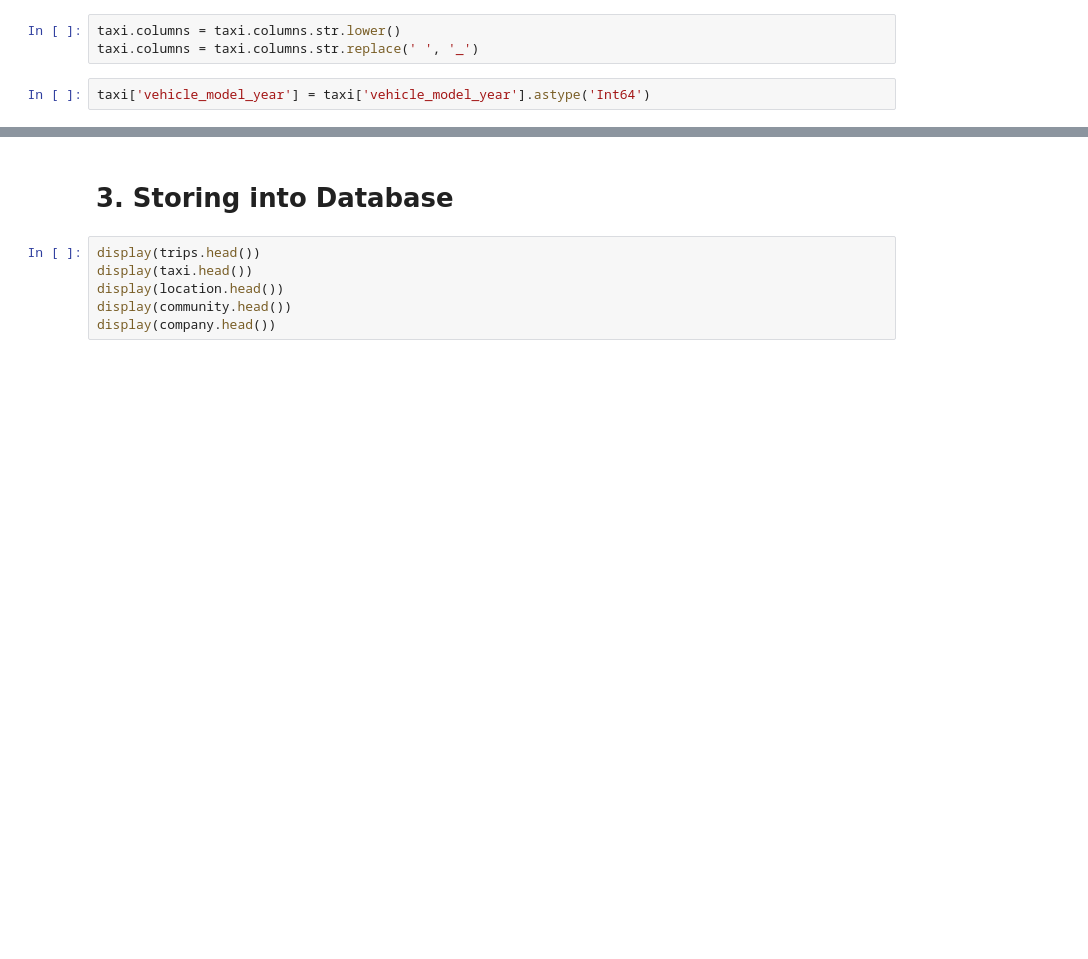
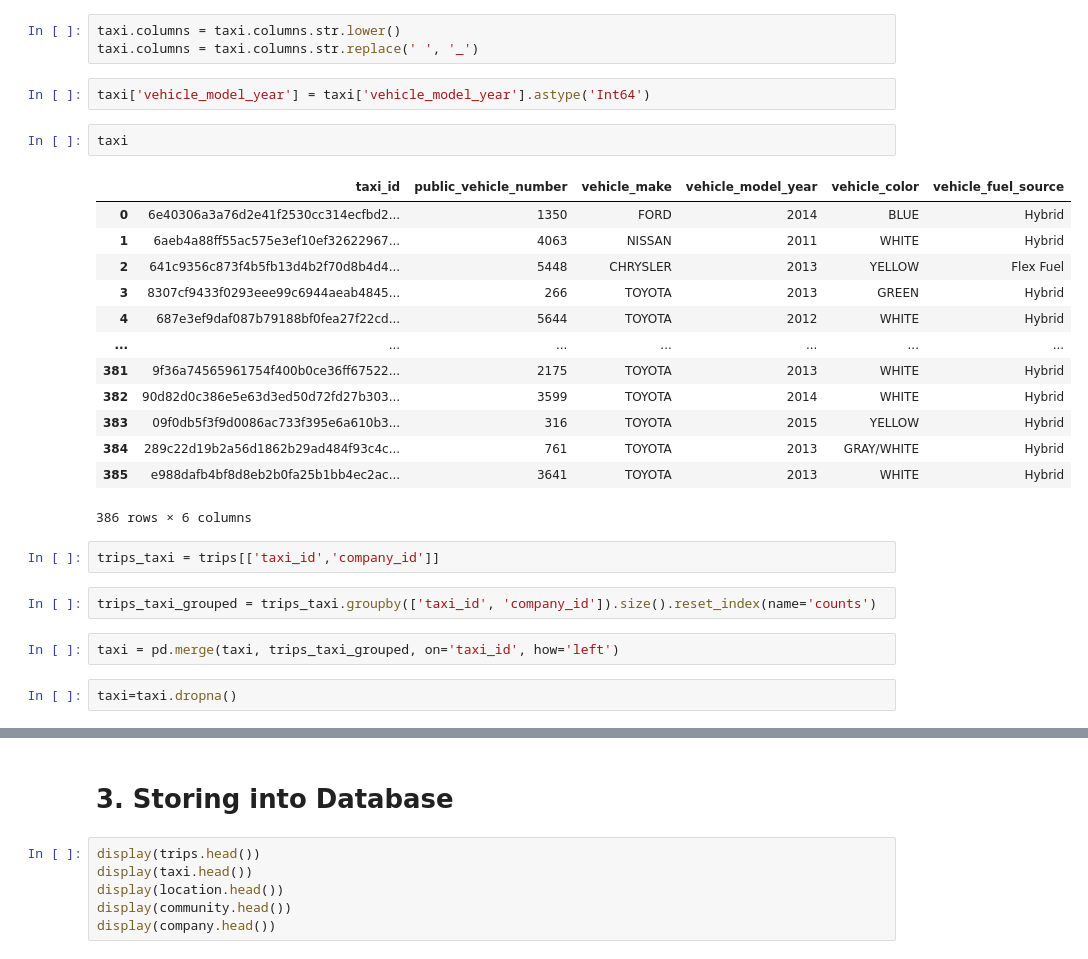
Before and after one commit to dooinn/taxi_location_recommender, a Jupyter notebook: data_collection.ipynb, the cells around one changed output, grey strips where cells are left out. Cells and saved outputs as stored; diff of their text form; blank space fills up the shorter version.

```diff
--- a/data_collection.ipynb
+++ b/data_collection.ipynb
@@ -464,3 +374,27 @@ taxi.columns = taxi.columns.str.lower()
 taxi.columns = taxi.columns.str.replace(' ', '_')
 # %%
 taxi['vehicle_model_year'] = taxi['vehicle_model_year'].astype('Int64')
+# %%
+taxi
+# %% [output]
+|  | taxi_id | public_vehicle_number | vehicle_make | vehicle_model_year | vehicle_color | vehicle_fuel_source |
+| 0 | 6e40306a3a76d2e41f2530cc314ecfbd2... | 1350 | FORD | 2014 | BLUE | Hybrid |
+| 1 | 6aeb4a88ff55ac575e3ef10ef32622967... | 4063 | NISSAN | 2011 | WHITE | Hybrid |
+| 2 | 641c9356c873f4b5fb13d4b2f70d8b4d4... | 5448 | CHRYSLER | 2013 | YELLOW | Flex Fuel |
+| 3 | 8307cf9433f0293eee99c6944aeab4845... | 266 | TOYOTA | 2013 | GREEN | Hybrid |
+| 4 | 687e3ef9daf087b79188bf0fea27f22cd... | 5644 | TOYOTA | 2012 | WHITE | Hybrid |
+| ... | ... | ... | ... | ... | ... | ... |
+| 381 | 9f36a74565961754f400b0ce36ff67522... | 2175 | TOYOTA | 2013 | WHITE | Hybrid |
+| 382 | 90d82d0c386e5e63d3ed50d72fd27b303... | 3599 | TOYOTA | 2014 | WHITE | Hybrid |
+| 383 | 09f0db5f3f9d0086ac733f395e6a610b3... | 316 | TOYOTA | 2015 | YELLOW | Hybrid |
+| 384 | 289c22d19b2a56d1862b29ad484f93c4c... | 761 | TOYOTA | 2013 | GRAY/WHITE | Hybrid |
+| 385 | e988dafb4bf8d8eb2b0fa25b1bb4ec2ac... | 3641 | TOYOTA | 2013 | WHITE | Hybrid |
+386 rows × 6 columns
+# %%
+trips_taxi = trips[['taxi_id','company_id']]
+# %%
+trips_taxi_grouped = trips_taxi.groupby(['taxi_id', 'company_id']).size().reset_index(name='counts')
+# %%
+taxi = pd.merge(taxi, trips_taxi_grouped, on='taxi_id', how='left')
+# %%
+taxi=taxi.dropna()
```
Also changed, not shown: parts of 26 cells of this notebook, 2 other files.
